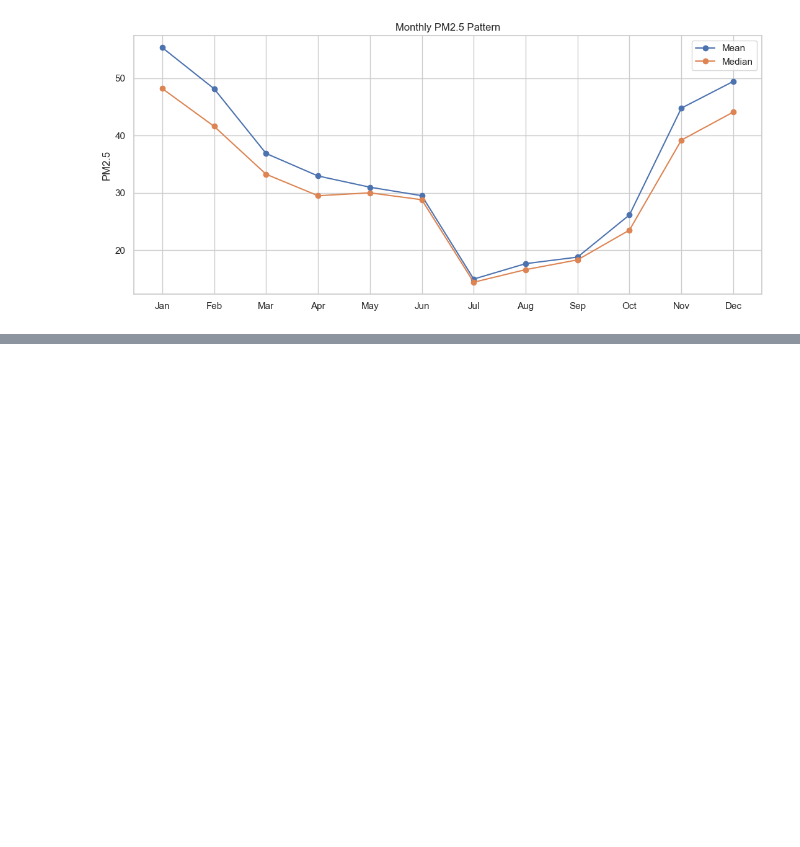
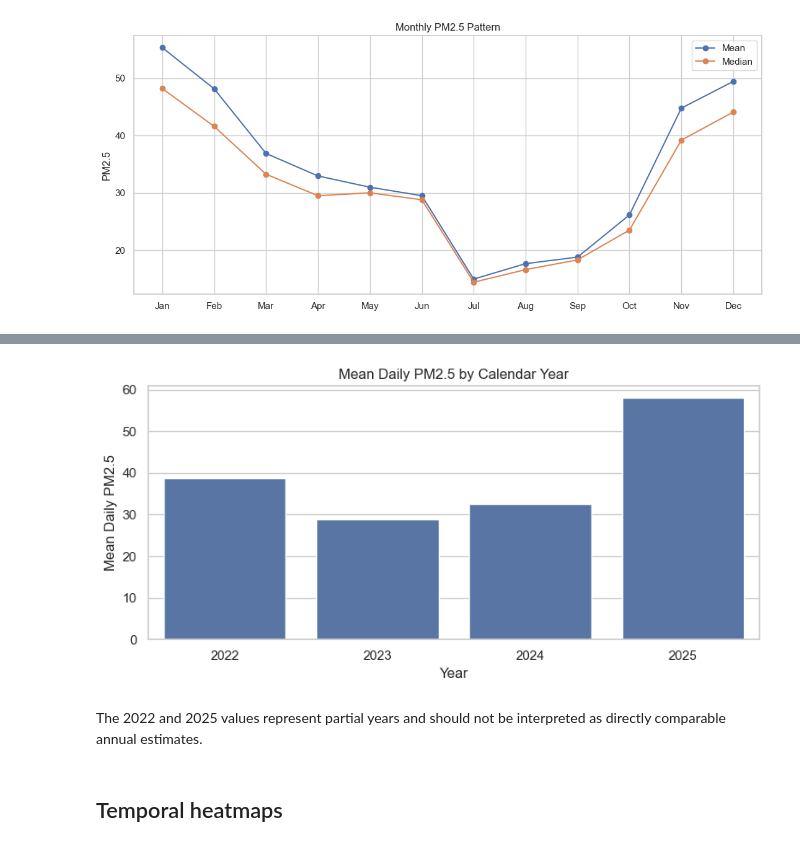
Before and after one commit to rubeshnpl13/Kathmandu-Air-Quality-Intelligence, a Jupyter notebook: notebooks/04_exploratory_data_analysis.ipynb, the cells around one changed output, grey strips where cells are left out. Cells and saved outputs as stored; diff of their text form; code cells hidden in the pictures; blank space fills up the shorter version.

```diff
--- a/notebooks/04_exploratory_data_analysis.ipynb
+++ b/notebooks/04_exploratory_data_analysis.ipynb
@@ -683,0 +781,14 @@ plt.show()
+# %%
+#Annual descriptive PM2.5
+annual_pm25 = (
+    daily
+    .groupby('year')['pm25_mean']
+    .agg([
+        'count',
+        'mean',
+        'median',
+        'std'
+    ])
+)
+
+annual_pm25
@@ -683,0 +802,23 @@ plt.show()
+# %%
+plt.figure(figsize=(8, 4))
+
+sns.barplot(
+    x=annual_pm25.index,
+    y=annual_pm25['mean']
+)
+
+plt.title(
+    'Mean Daily PM2.5 by Calendar Year'
+)
+
+plt.xlabel('Year')
+plt.ylabel('Mean Daily PM2.5')
+
+plt.tight_layout()
+plt.show()
+# %% [output]
+[figure, added]
+# %% [markdown]
+The 2022 and 2025 values represent partial years and should not be interpreted as directly comparable annual estimates.
+# %% [markdown]
+## Temporal heatmaps
```
Also changed, not shown: parts of 8 cells of this notebook.
